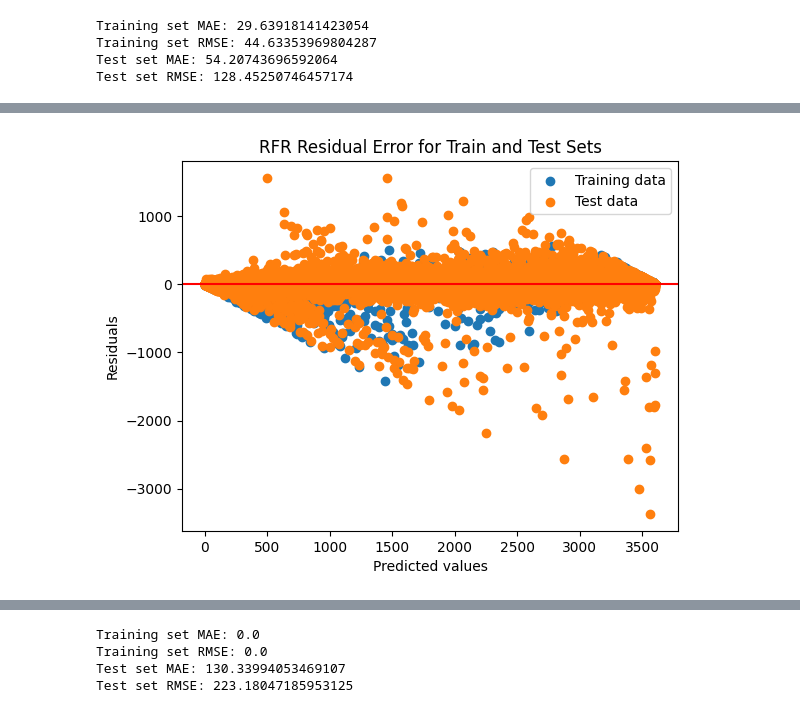
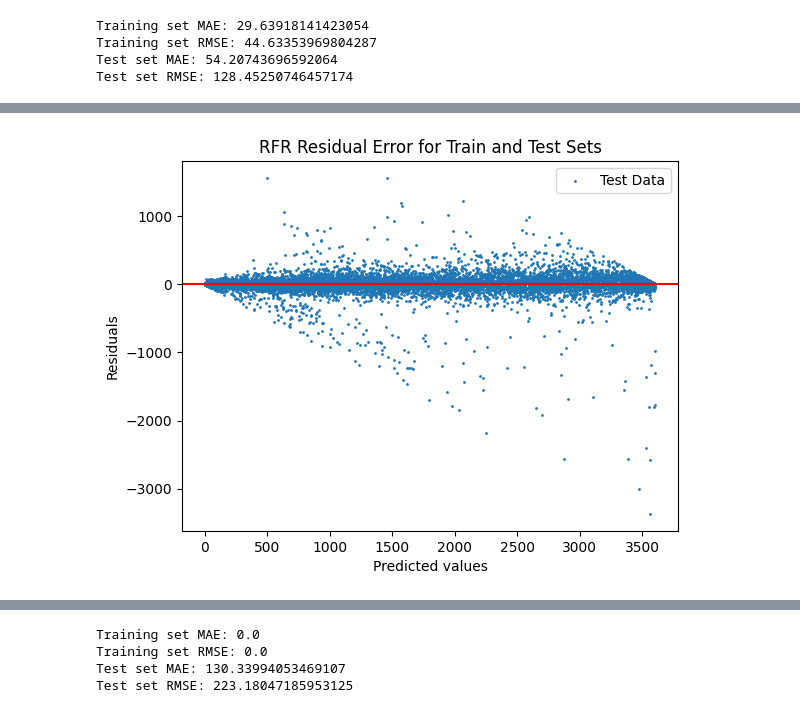
Before and after one commit to btschneid/TheVisionariesProject, a Jupyter notebook: model.ipynb, the cells around one changed output, grey strips where cells are left out. Cells and saved outputs as stored; diff of their text form; code cells hidden in the pictures.

```diff
--- a/model.ipynb
+++ b/model.ipynb
@@ -258,8 +248,8 @@ With the size of the data being over 50,000 data points, we believe a 70/30 trai
 (b) Use GridSearchCV to optimize the model hyperparameters. Justify your choices of
 which hyperparameters to optimize.
 # %%
-params = {'n_estimators': [100, 150, 200, 250, 300, 350], 'max_depth': [17, 19, 21], 'min_samples_split': [2, 3, 5], "criterion": ["squared_error", "poisson"]}
+params = {"n_estimators": [100, 150, 200, 250, 300, 350], "max_depth": [17, 19, 21], "min_samples_split": [2, 3, 5], "criterion": ["squared_error", "poisson"]}
 
-rfr = GridSearchCV(RandomForestRegressor(random_state=27), params, n_jobs = -1, verbose = 4, cv=5)
-rfr.fit(XtrainRFR, ytrainRFR)
-print("Best hyperparameters: ", rfr.best_params_)
+rfrPick = GridSearchCV(RandomForestRegressor(random_state=27), params, n_jobs = -1, verbose = 4, cv=5)
+rfrPick.fit(XtrainRFR, ytrainRFR)
+print("Best hyperparameters: ", rfrPick.best_params_)
@@ -269,3 +259,6 @@ Best hyperparameters:  {'criterion': 'squared_error', 'max_depth': 21, 'min_samp
+# %%
+# Loads the .pkl file
+rfr = pickle.load(open("rfr.pkl", "rb"))
 # %% [markdown]
 [testing lower values:
 
@@ -387,14 +379,14 @@ plt.show()
 # %%
+# Residual Error plot for Random Forest Regressor
 residual_trainRFR = ytrainRFR - ypredTrainRFR
 residual_testRFR = ytestRFR - y_predRFR
 
-plt.scatter(ypredTrainRFR, residual_trainRFR, label='Training data')
-plt.scatter(y_predRFR, residual_testRFR, label='Test data')
-plt.axhline(y=0, color='r', linestyle='-')
-plt.title('RFR Residual Error for Train and Test Sets')
-plt.xlabel('Predicted values')
-plt.ylabel('Residuals')
+plt.scatter(y_predRFR, residual_testRFR, label="Test Data", s=1)
+plt.axhline(y=0, color="r", linestyle='-')
+plt.title("RFR Residual Error for Train and Test Sets")
+plt.xlabel("Predicted values")
+plt.ylabel("Residuals")
 plt.legend()
 plt.show()
 # %% [output]
-[figure, old version]
+[figure, new version]
```
Also changed, not shown: parts of 46 cells of this notebook.
